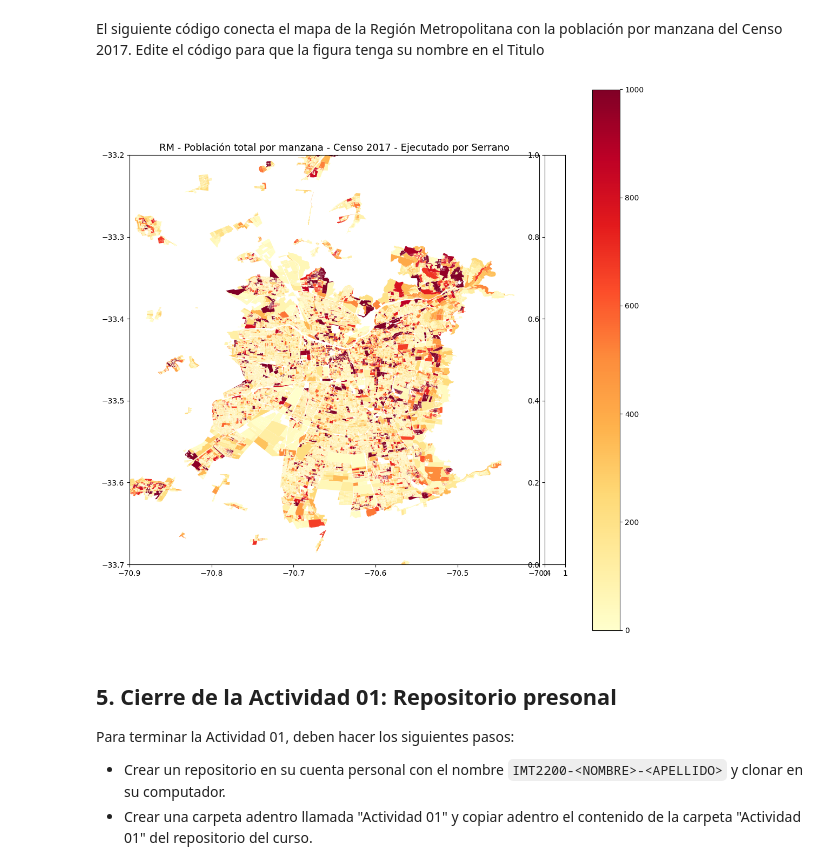
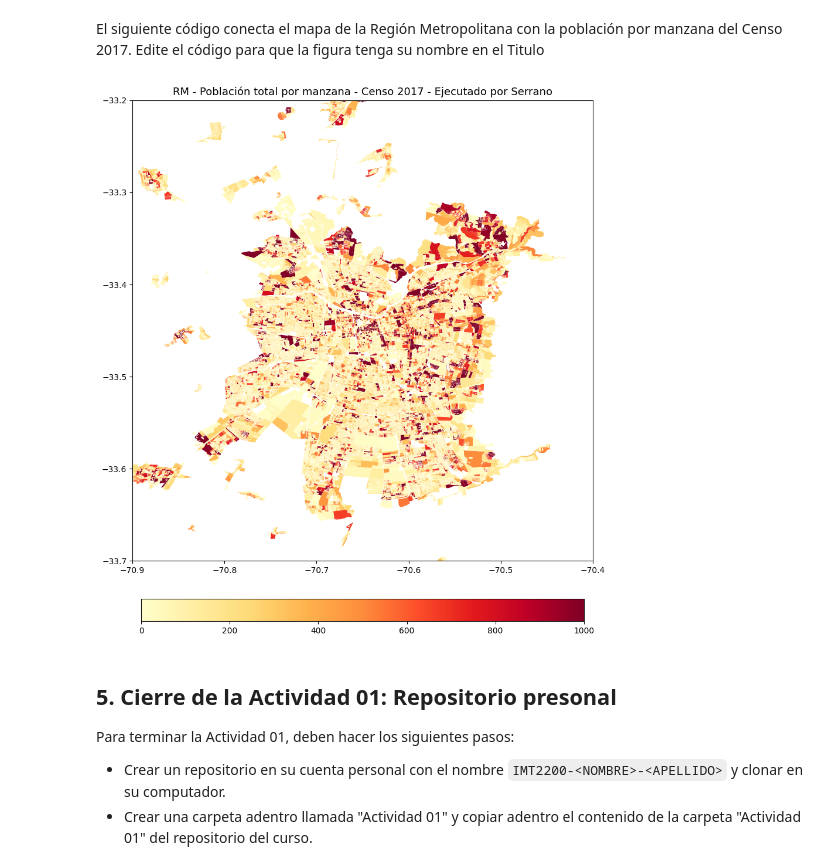
Before and after one commit to ttserruwu/IMT2200-Martin-Serrano, a Jupyter notebook: actividad 01/IMT2200 - Actividad 01.ipynb, the cells around one changed output. Drawn from its saved outputs; the diff is of its cells as text; code cells hidden in the pictures.

```diff
--- a/actividad 01/IMT2200 - Actividad 01.ipynb
+++ b/actividad 01/IMT2200 - Actividad 01.ipynb
@@ -143,36 +143,35 @@ El siguiente código conecta el mapa de la Región Metropolitana con la poblaci
 # %%
 from mpl_toolkits.axes_grid1 import make_axes_locatable
 import matplotlib.colors as colors
 
 #Crear figura y ejes
 fig=plt.figure(figsize=(13,13))
 ax=fig.add_subplot(111)
 divider = make_axes_locatable(ax)
-cax = divider.append_axes("right", size="5%", pad=0.1)
 
 # cantidad de personas por manzana
 Z=manz['TOTAL_PERS']
-manz.plot(ax=ax, column='TOTAL_PERS', cmap='YlOrRd', legend=True, vmin=0, vmax=1000)
+manz.plot(ax=ax, column='TOTAL_PERS', cmap='YlOrRd', legend=True, vmin=0, vmax=1000, legend_kwds={'label' : '', 'orientation': 'horizontal', 'shrink': 0.75, 'pad' : 0.065})
 
 com_projected = com.to_crs(epsg=3857)
 com_projected.boundary.plot(ax=ax, lw=0.2, color='k')
 
 xlim=[-70.9,-70.4]
 ylim=[-33.7,-33.2]
 for x, y, label in zip(com_projected.geometry.centroid.x, com_projected.geometry.centroid.y, com_projected.NOM_COMUNA):
     if xlim[0]<x<xlim[1] and ylim[0]<y<ylim[1]:
         ax.text(x, y, label, fontsize = 8)
 
 ax.set_xlim(xlim)
 ax.set_ylim(ylim);
 
 ## Reemplace 'XXX' por su apellido
 ax.set_title('RM - Población total por manzana - Censo 2017 - Ejecutado por Serrano',fontsize=13)
 
 ## Reemplace 'XXX' por su apellido en el nombre del archivo de salida
 fig.savefig('PoblacionRM_C2017_Serrano.jpg')
 # %% [output]
-[figure, old version]
+[figure, new version]
 # %% [markdown]
 ## 5. Cierre de la Actividad 01: Repositorio presonal
 
```
Also changed, not shown: parts of 1 cell of this notebook, 1 other file.
